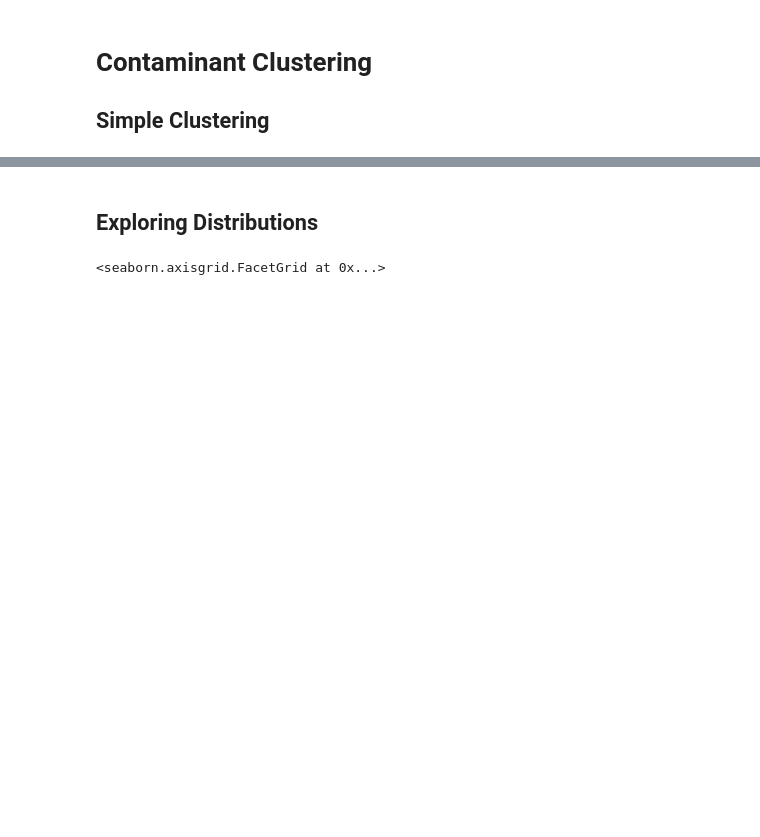
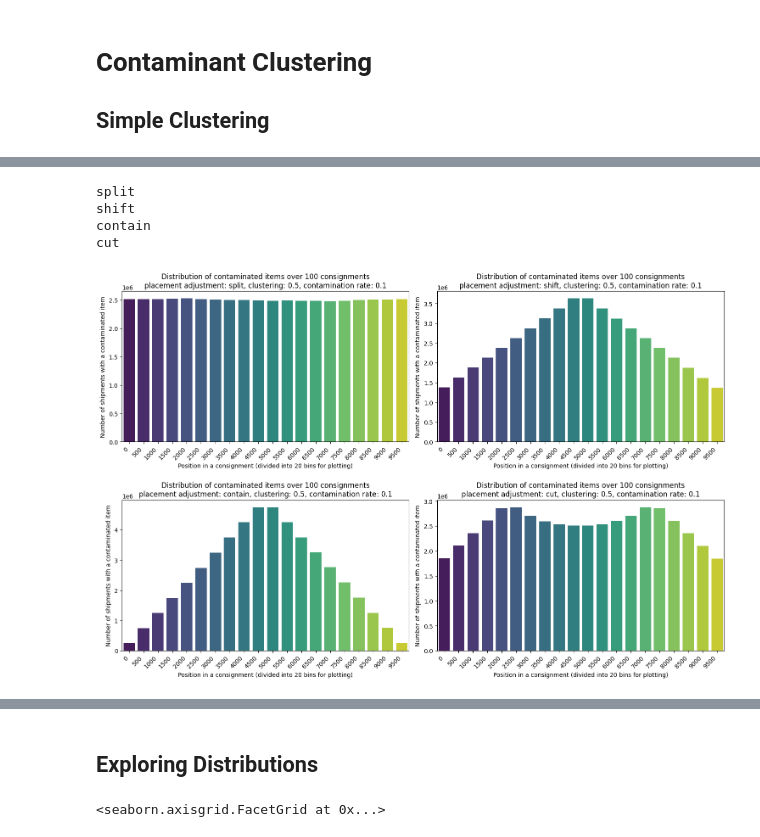
Before and after one commit to ncsu-landscape-dynamics/popsborder, a Jupyter notebook: examples/notebooks/contaminant_clustering.ipynb, the cells around one changed output, grey strips where cells are left out. Saved outputs shown, nothing was run; the diff lists cells and outputs as text; code cells hidden in the pictures; blank space fills up the shorter version.

```diff
--- a/examples/notebooks/contaminant_clustering.ipynb
+++ b/examples/notebooks/contaminant_clustering.ipynb
@@ -106,0 +149,20 @@ print(bins)
+# %%
+fig, axes = plt.subplots(2, 2, figsize=(15, 10))
+for placement_number, placement_adjustment in enumerate(["split", "shift", "contain", "cut"]):
+    print(placement_adjustment)
+    config = load_configuration_yaml_from_text(
+        config_yaml.format(
+            contamination_rate=0.1,
+            placement_adjustment=placement_adjustment,
+            clustering=0.5,
+            )
+    )["contamination"]
+    simulate(config)
+plt.tight_layout()
+plt.show()
+# %% [output]
+split
+shift
+contain
+cut
+[figure, added]
```
Also changed, not shown: parts of 14 cells of this notebook, 1 other file.
